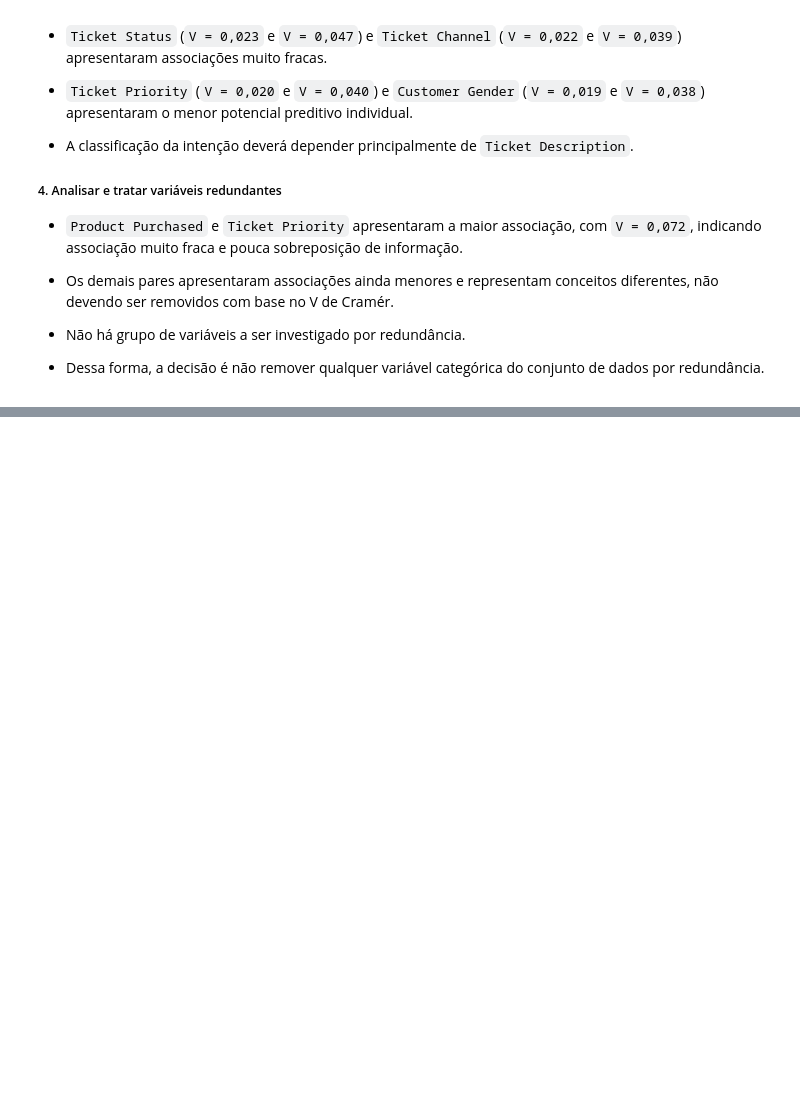
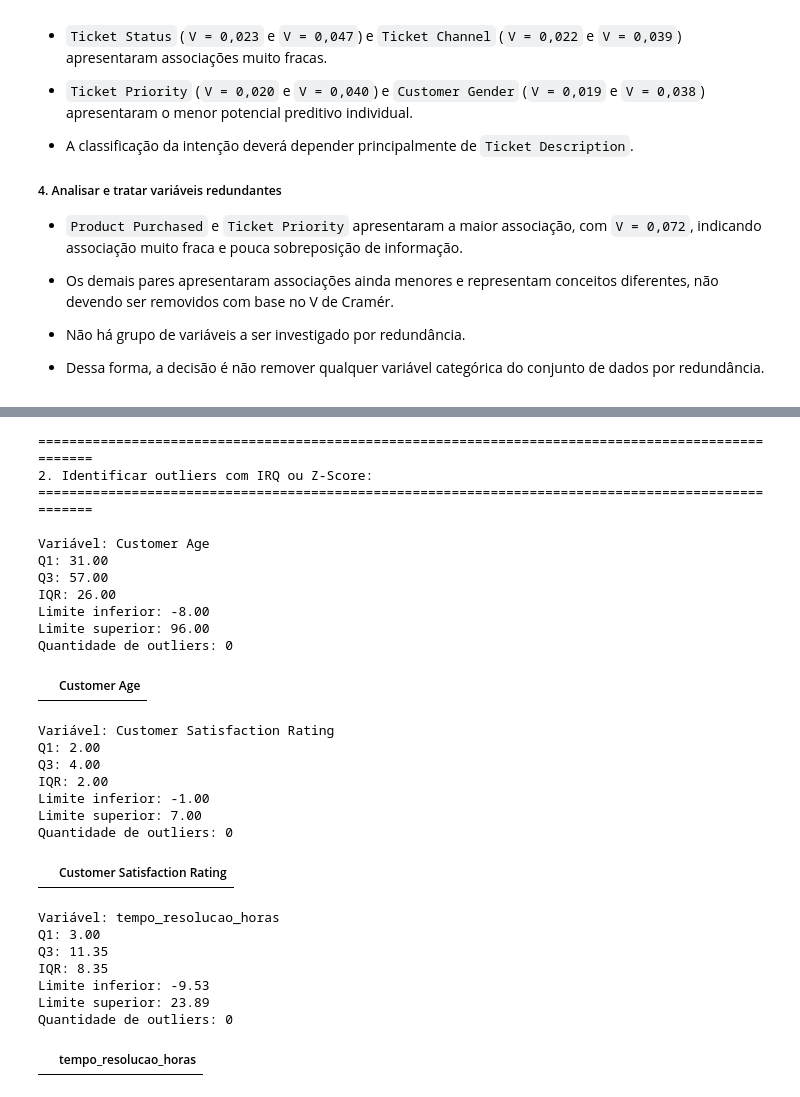
Before and after one commit to Phoenix7290/Caua-Guilherme-Gustavo-Marcos, a Jupyter notebook: eda/eda.ipynb, the cells around one changed output, grey strips where cells are left out. Cells and saved outputs as stored; diff of their text form; code cells hidden in the pictures; blank space fills up the shorter version.

```diff
--- a/eda/eda.ipynb
+++ b/eda/eda.ipynb
@@ -1212,0 +1295,66 @@ Tabela de contingência:
+# %%
+variaveis_irq = [
+    "Customer Age",
+    "Customer Satisfaction Rating",
+    "tempo_resolucao_horas"
+]
+
+
+print_formatado("2. Identificar outliers com IRQ ou Z-Score:")
+
+outliers_por_coluna = {}
+indices_outliers = set()
+
+for coluna in variaveis_irq:
+    dados = df[coluna].dropna()
+
+    q1 = dados.quantile(0.25)
+    q3 = dados.quantile(0.75)
+    iqr = q3 - q1
+
+    limite_inferior = q1 - 1.5 * iqr
+    limite_superior = q3 + 1.5 * iqr
+
+    mascara_outliers = ((df[coluna] < limite_inferior) | (df[coluna] > limite_superior))
+    outliers_coluna = df.loc[mascara_outliers].copy()
+    outliers_por_coluna[coluna] = outliers_coluna
+    indices_outliers.update(outliers_coluna.index)
+
+    print(f"\nVariável: {coluna}")
+    print(f"Q1: {q1:.2f}")
+    print(f"Q3: {q3:.2f}")
+    print(f"IQR: {iqr:.2f}")
+    print(f"Limite inferior: {limite_inferior:.2f}")
+    print(f"Limite superior: {limite_superior:.2f}")
+    print(f"Quantidade de outliers: {len(outliers_coluna)}")
+
+    display(outliers_coluna[[coluna]].head(10))
+# %% [output]
+====================================================================================================
+2. Identificar outliers com IRQ ou Z-Score:
+====================================================================================================
+
+Variável: Customer Age
+Q1: 31.00
+Q3: 57.00
+IQR: 26.00
+Limite inferior: -8.00
+Limite superior: 96.00
+Quantidade de outliers: 0
+|  | Customer Age |
+Variável: Customer Satisfaction Rating
+Q1: 2.00
+Q3: 4.00
+IQR: 2.00
+Limite inferior: -1.00
+Limite superior: 7.00
+Quantidade de outliers: 0
+|  | Customer Satisfaction Rating |
+Variável: tempo_resolucao_horas
+Q1: 3.00
+Q3: 11.35
+IQR: 8.35
+Limite inferior: -9.53
+Limite superior: 23.89
+Quantidade de outliers: 0
+|  | tempo_resolucao_horas |
```
Also changed, not shown: parts of 5 cells of this notebook.
